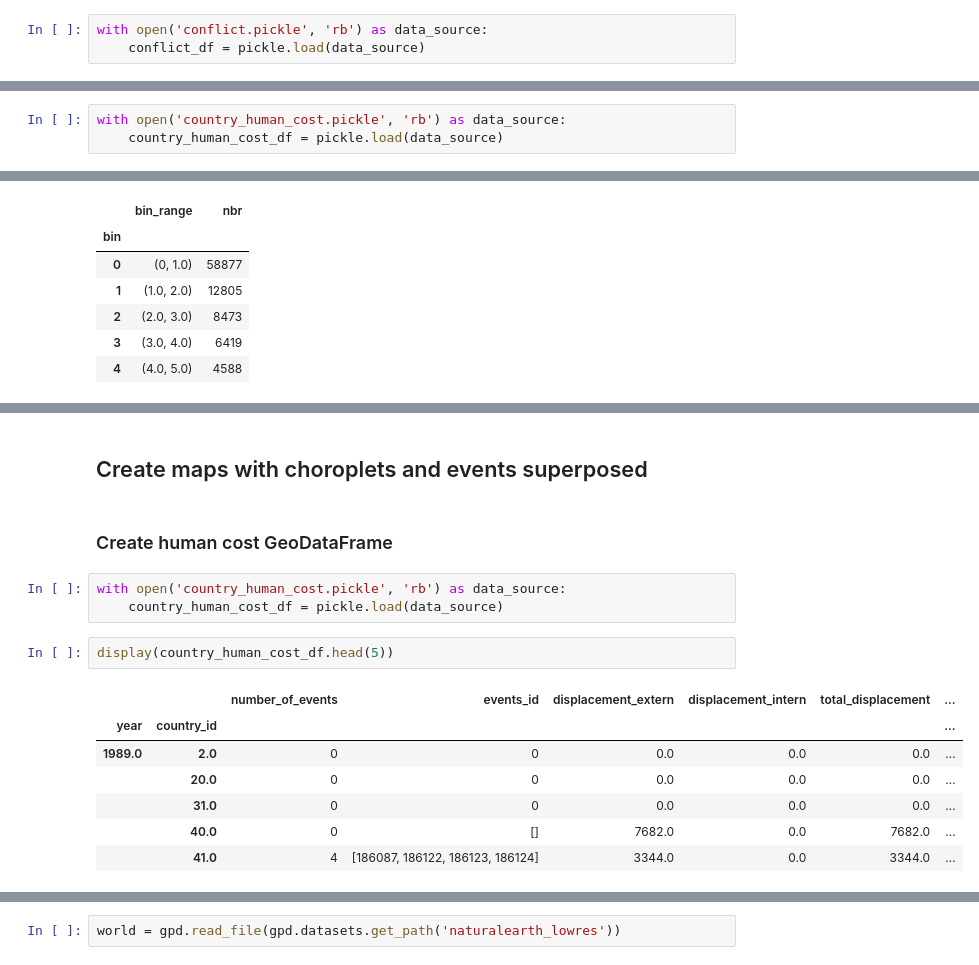
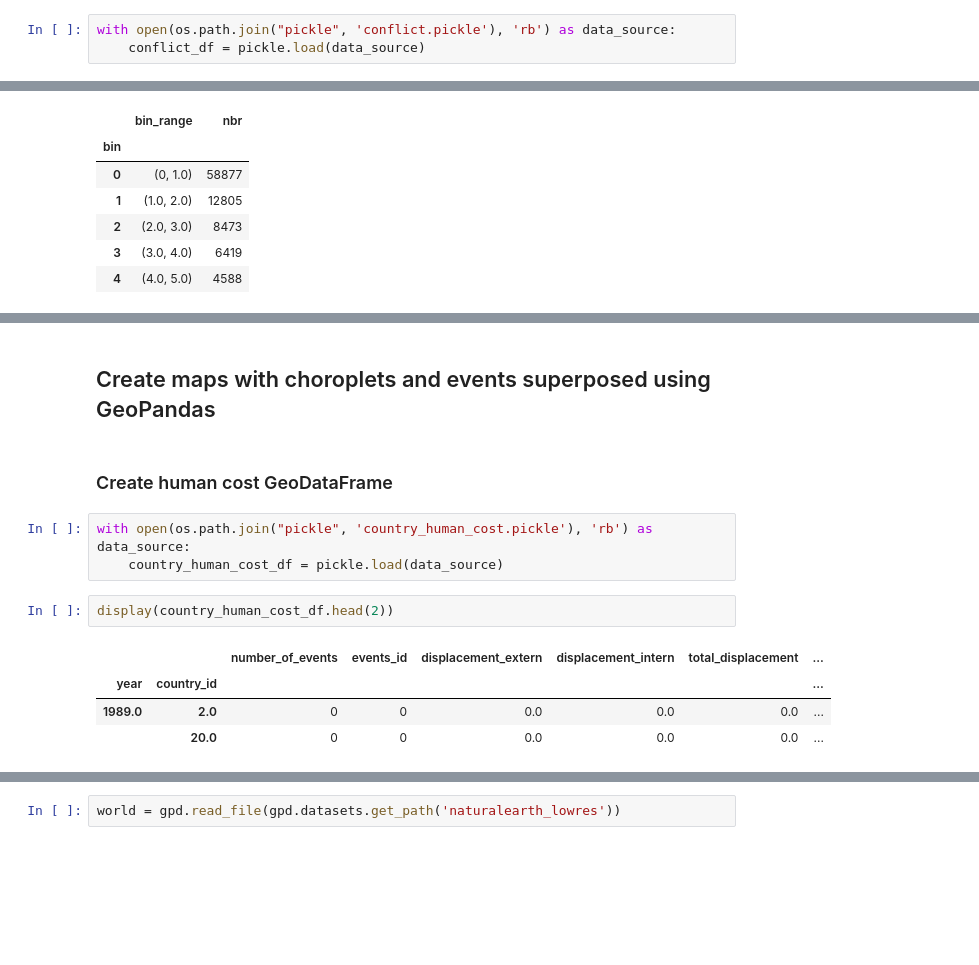
Before and after one commit to vincenzobaz/VBTALL-ADA2017, a Jupyter notebook: Project/notebook_map.ipynb, the cells around one changed output, grey strips where cells are left out. Saved outputs shown, nothing was run; the diff lists cells and outputs as text; blank space fills up the shorter version.

```diff
--- a/Project/notebook_map.ipynb
+++ b/Project/notebook_map.ipynb
@@ -25,7 +27,7 @@ from folium import IFrame
 # %% [markdown]
 ## Create basic event map with geopandas
 # %%
-with open('conflict.pickle', 'rb') as data_source:
+with open(os.path.join("pickle", 'conflict.pickle'), 'rb') as data_source:
     conflict_df = pickle.load(data_source)
 # %%
 geometry = conflict_df['geom_wkt'].map(shapely.wkt.loads)
@@ -48,9 +50,6 @@ plt.show()
 ## Create heatmap
 # %% [markdown]
 ### Generate the event_list dataframe
-# %%
-with open('country_human_cost.pickle', 'rb') as data_source:
-    country_human_cost_df = pickle.load(data_source)
 # %%
 display(conflict_df.head(1))
 # %% [output]
@@ -195,17 +192,14 @@ m.save('heatmap_w_time.html')
 # %% [markdown]
-## Create maps with choroplets and events superposed
+## Create maps with choroplets and events superposed using GeoPandas
 # %% [markdown]
 ### Create human cost GeoDataFrame
 # %%
-with open('country_human_cost.pickle', 'rb') as data_source:
+with open(os.path.join("pickle", 'country_human_cost.pickle'), 'rb') as data_source:
     country_human_cost_df = pickle.load(data_source)
 # %%
-display(country_human_cost_df.head(5))
+display(country_human_cost_df.head(2))
 # %% [output]
 |  |  | number_of_events | events_id | displacement_extern | displacement_intern | total_displacement | ... |
 | year | country_id |  |  |  |  |  | ... |
 | 1989.0 | 2.0 | 0 | 0 | 0.0 | 0.0 | 0.0 | ... |
 |  | 20.0 | 0 | 0 | 0.0 | 0.0 | 0.0 | ... |
-|  | 31.0 | 0 | 0 | 0.0 | 0.0 | 0.0 | ... |
-|  | 40.0 | 0 | [] | 7682.0 | 0.0 | 7682.0 | ... |
-|  | 41.0 | 4 | [186087, 186122, 186123, 186124] | 3344.0 | 0.0 | 3344.0 | ... |
```
Also changed, not shown: parts of 39 cells of this notebook, 31 other files.
